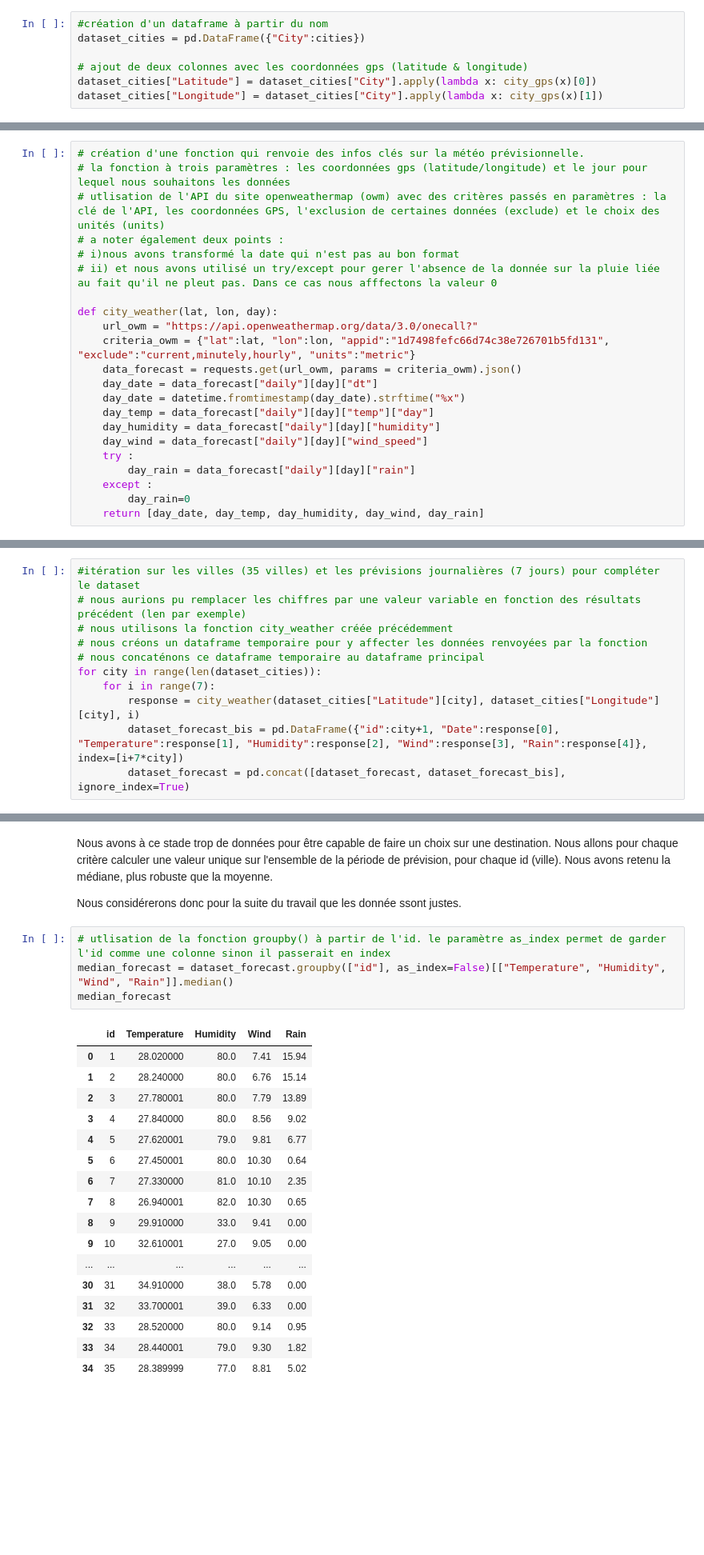
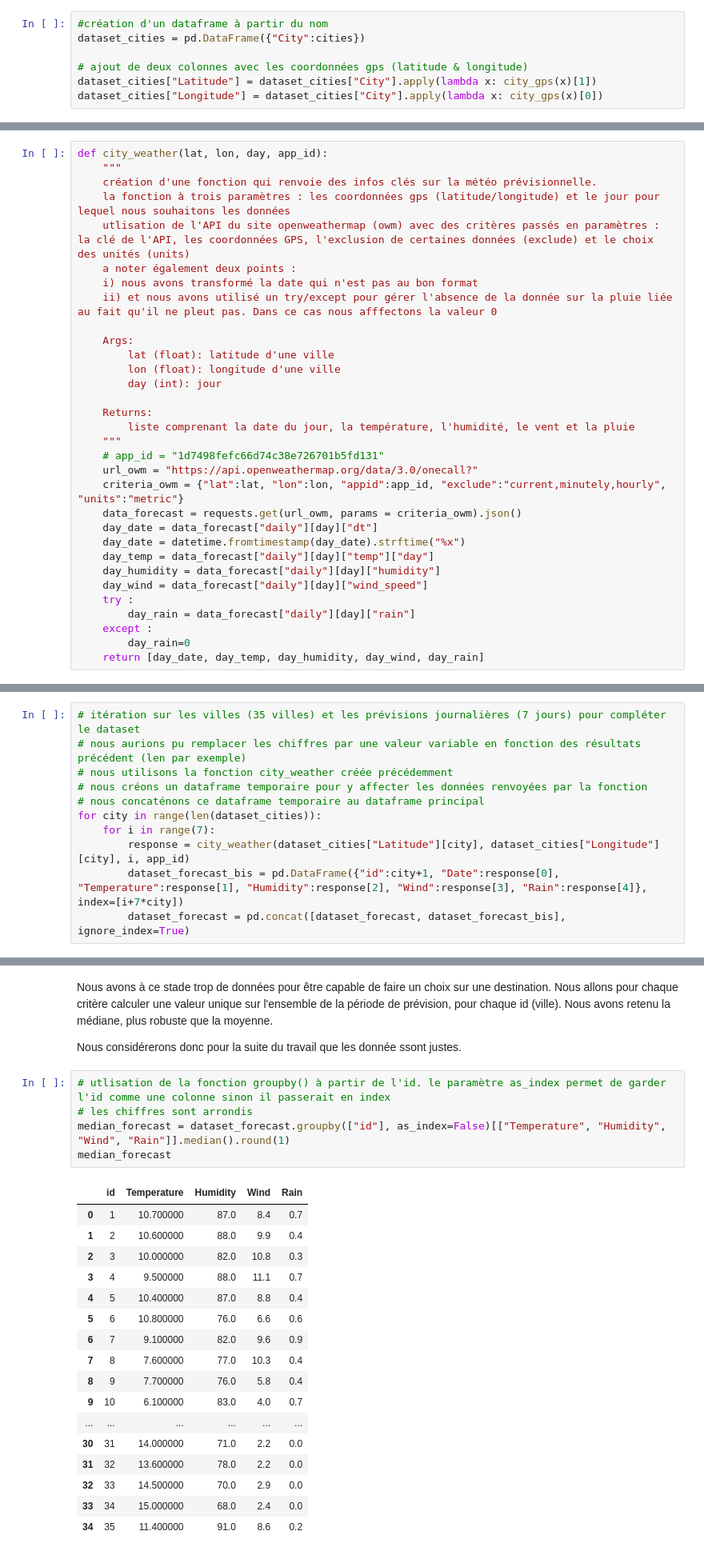
Before and after one commit to sdupland/bloc1_infrastructure_donn-es, a Jupyter notebook: SNDD - projet Kayak.ipynb, the cells around one changed output, grey strips where cells are left out. Shown: that part at 80% size. Saved outputs shown, nothing was run; the diff lists cells and outputs as text; blank space fills up the shorter version.

Commit message:
update script
correct spelling and grammar erros
add comments
add used of RDS (create tables)
improve webscraping of Booking by adding id of the hotels in the results

```diff
--- a/SNDD - projet Kayak.ipynb
+++ b/SNDD - projet Kayak.ipynb
@@ -74,6 +83,6 @@ def city_gps(city_name):
 dataset_cities = pd.DataFrame({"City":cities})
 
 # ajout de deux colonnes avec les coordonnées gps (latitude & longitude)
-dataset_cities["Latitude"] = dataset_cities["City"].apply(lambda x: city_gps(x)[0])
-dataset_cities["Longitude"] = dataset_cities["City"].apply(lambda x: city_gps(x)[1])
+dataset_cities["Latitude"] = dataset_cities["City"].apply(lambda x: city_gps(x)[1])
+dataset_cities["Longitude"] = dataset_cities["City"].apply(lambda x: city_gps(x)[0])
 # %%
@@ -135,14 +169,24 @@ Les données journalières étant également nombreuses, nous n'avons également
 # %%
-# création d'une fonction qui renvoie des infos clés sur la météo prévisionnelle.
-# la fonction à trois paramètres : les coordonnées gps (latitude/longitude) et le jour pour lequel nous souhaitons les données
-# utlisation de l'API du site openweathermap (owm) avec des critères passés en paramètres : la clé de l'API, les coordonnées GPS, l'exclusion de certaines données (exclude) et le choix des unités (units)
-# a noter également deux points :
-# i)nous avons transformé la date qui n'est pas au bon format
-# ii) et nous avons utilisé un try/except pour gerer l'absence de la donnée sur la pluie liée au fait qu'il ne pleut pas. Dans ce cas nous afffectons la valeur 0
+def city_weather(lat, lon, day, app_id):
+    """
+    création d'une fonction qui renvoie des infos clés sur la météo prévisionnelle.
+    la fonction à trois paramètres : les coordonnées gps (latitude/longitude) et le jour pour lequel nous souhaitons les données
+    utlisation de l'API du site openweathermap (owm) avec des critères passés en paramètres : la clé de l'API, les coordonnées GPS, l'exclusion de certaines données (exclude) et le choix des unités (units)
+    a noter également deux points :
+    i) nous avons transformé la date qui n'est pas au bon format
+    ii) et nous avons utilisé un try/except pour gérer l'absence de la donnée sur la pluie liée au fait qu'il ne pleut pas. Dans ce cas nous afffectons la valeur 0
 
-def city_weather(lat, lon, day):
+    Args:
+        lat (float): latitude d'une ville
+        lon (float): longitude d'une ville
+        day (int): jour
+
+    Returns:
+        liste comprenant la date du jour, la température, l'humidité, le vent et la pluie
+    """
+    # app_id = "1d7498fefc66d74c38e726701b5fd131"
     url_owm = "https://api.openweathermap.org/data/3.0/onecall?"
-    criteria_owm = {"lat":lat, "lon":lon, "appid":"1d7498fefc66d74c38e726701b5fd131", "exclude":"current,minutely,hourly", "units":"metric"}
+    criteria_owm = {"lat":lat, "lon":lon, "appid":app_id, "exclude":"current,minutely,hourly", "units":"metric"}
     data_forecast = requests.get(url_owm, params = criteria_owm).json()
     day_date = data_forecast["daily"][day]["dt"]
     day_date = datetime.fromtimestamp(day_date).strftime("%x")
@@ -163,14 +207,14 @@ dataset_forecast
 # %% [output]
 |  | id | Date | Temperature | Humidity | Wind | Rain |
 # %%
-#itération sur les villes (35 villes) et les prévisions journalières (7 jours) pour compléter le dataset
+# itération sur les villes (35 villes) et les prévisions journalières (7 jours) pour compléter le dataset
 # nous aurions pu remplacer les chiffres par une valeur variable en fonction des résultats précédent (len par exemple)
 # nous utilisons la fonction city_weather créée précédemment
 # nous créons un dataframe temporaire pour y affecter les données renvoyées par la fonction
 # nous concaténons ce dataframe temporaire au dataframe principal
 for city in range(len(dataset_cities)):
     for i in range(7):
-        response = city_weather(dataset_cities["Latitude"][city], dataset_cities["Longitude"][city], i)
+        response = city_weather(dataset_cities["Latitude"][city], dataset_cities["Longitude"][city], i, app_id)
         dataset_forecast_bis = pd.DataFrame({"id":city+1, "Date":response[0], "Temperature":response[1], "Humidity":response[2], "Wind":response[3], "Rain":response[4]}, index=[i+7*city])
         dataset_forecast = pd.concat([dataset_forecast, dataset_forecast_bis], ignore_index=True)
 # %%
@@ -240,26 +279,27 @@ Nous avons retenu la médiane, plus robuste que la moyenne.
 Nous considérerons donc pour la suite du travail que les donnée ssont justes.
 # %%
 # utlisation de la fonction groupby() à partir de l'id. le paramètre as_index permet de garder l'id comme une colonne sinon il passerait en index
-median_forecast = dataset_forecast.groupby(["id"], as_index=False)[["Temperature", "Humidity", "Wind", "Rain"]].median()
+# les chiffres sont arrondis
+median_forecast = dataset_forecast.groupby(["id"], as_index=False)[["Temperature", "Humidity", "Wind", "Rain"]].median().round(1)
 median_forecast
 # %% [output]
 |  | id | Temperature | Humidity | Wind | Rain |
-| 0 | 1 | 28.020000 | 80.0 | 7.41 | 15.94 |
-| 1 | 2 | 28.240000 | 80.0 | 6.76 | 15.14 |
-| 2 | 3 | 27.780001 | 80.0 | 7.79 | 13.89 |
-| 3 | 4 | 27.840000 | 80.0 | 8.56 | 9.02 |
-| 4 | 5 | 27.620001 | 79.0 | 9.81 | 6.77 |
-| 5 | 6 | 27.450001 | 80.0 | 10.30 | 0.64 |
-| 6 | 7 | 27.330000 | 81.0 | 10.10 | 2.35 |
-| 7 | 8 | 26.940001 | 82.0 | 10.30 | 0.65 |
-| 8 | 9 | 29.910000 | 33.0 | 9.41 | 0.00 |
-| 9 | 10 | 32.610001 | 27.0 | 9.05 | 0.00 |
+| 0 | 1 | 10.700000 | 87.0 | 8.4 | 0.7 |
+| 1 | 2 | 10.600000 | 88.0 | 9.9 | 0.4 |
+| 2 | 3 | 10.000000 | 82.0 | 10.8 | 0.3 |
+| 3 | 4 | 9.500000 | 88.0 | 11.1 | 0.7 |
+| 4 | 5 | 10.400000 | 87.0 | 8.8 | 0.4 |
+| 5 | 6 | 10.800000 | 76.0 | 6.6 | 0.6 |
+| 6 | 7 | 9.100000 | 82.0 | 9.6 | 0.9 |
+| 7 | 8 | 7.600000 | 77.0 | 10.3 | 0.4 |
+| 8 | 9 | 7.700000 | 76.0 | 5.8 | 0.4 |
+| 9 | 10 | 6.100000 | 83.0 | 4.0 | 0.7 |
 | ... | ... | ... | ... | ... | ... |
-| 30 | 31 | 34.910000 | 38.0 | 5.78 | 0.00 |
-| 31 | 32 | 33.700001 | 39.0 | 6.33 | 0.00 |
-| 32 | 33 | 28.520000 | 80.0 | 9.14 | 0.95 |
-| 33 | 34 | 28.440001 | 79.0 | 9.30 | 1.82 |
-| 34 | 35 | 28.389999 | 77.0 | 8.81 | 5.02 |
+| 30 | 31 | 14.000000 | 71.0 | 2.2 | 0.0 |
+| 31 | 32 | 13.600000 | 78.0 | 2.2 | 0.0 |
+| 32 | 33 | 14.500000 | 70.0 | 2.9 | 0.0 |
+| 33 | 34 | 15.000000 | 68.0 | 2.4 | 0.0 |
+| 34 | 35 | 11.400000 | 91.0 | 8.6 | 0.2 |
 # %% [markdown]
 Maintenant que nous avons pour chaque ville (id) une valeur unique par paramètre, nous allons rajouter à notre dataframe initiale les colonnes concernant la météo previsionnelle
 # %%
```
Also changed, not shown: parts of 48 cells of this notebook.
